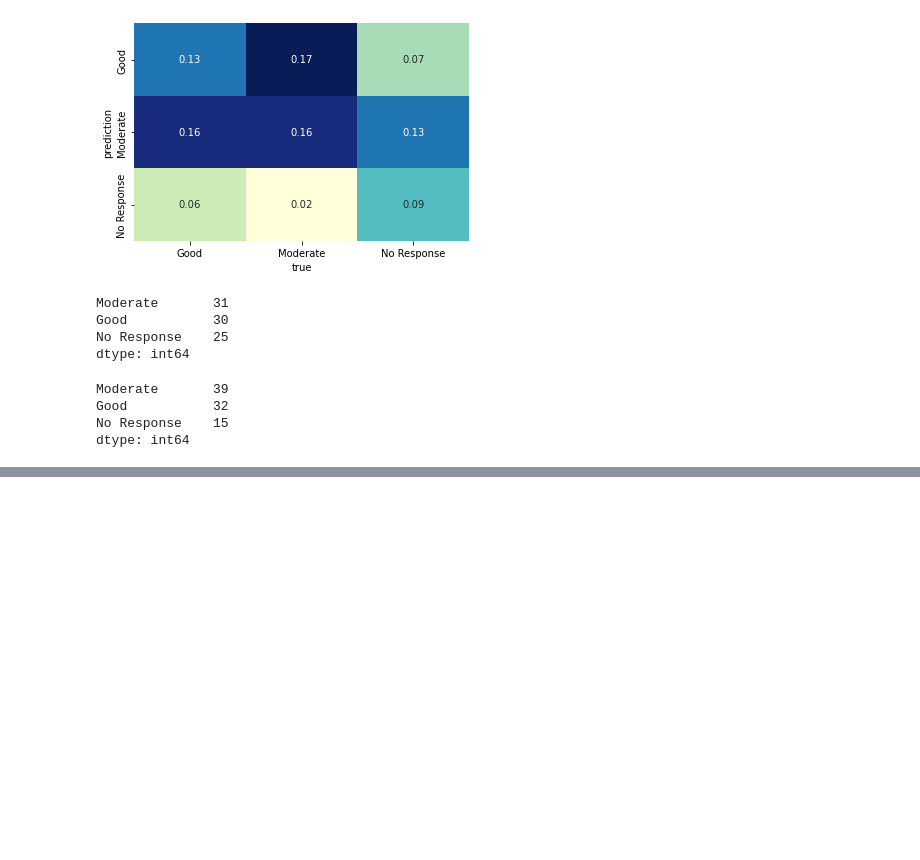
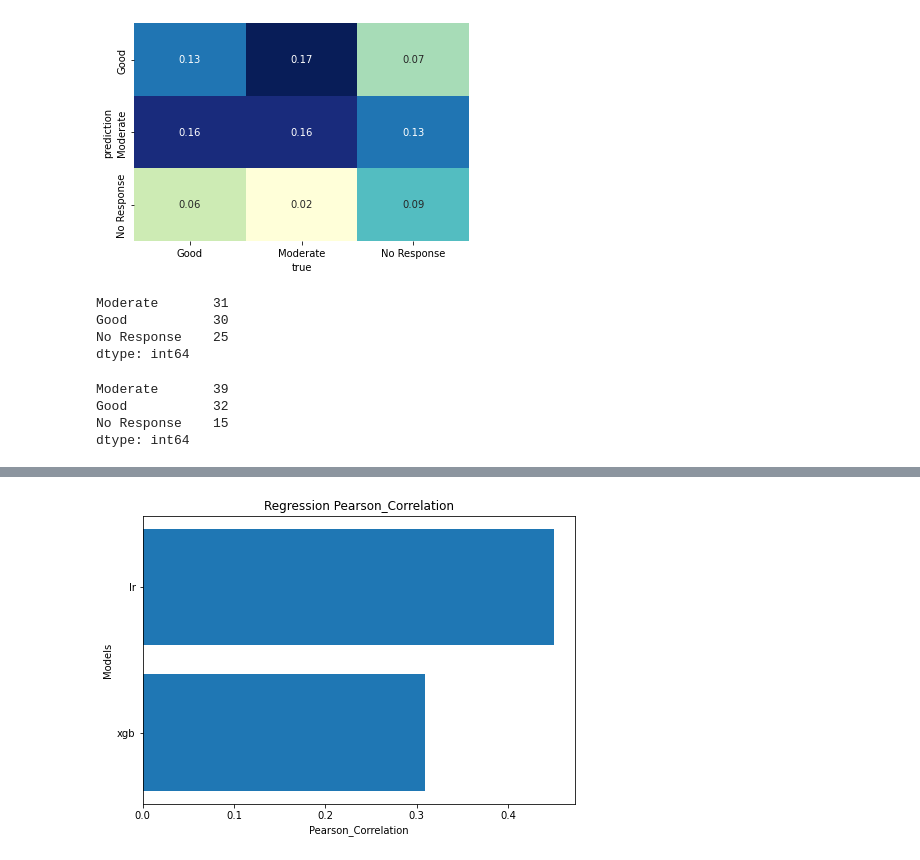
Before and after one commit to Gaskell-1206/Ensemble_DRP, a Jupyter notebook: ModelModule/models.ipynb, the cells around one changed output, grey strips where cells are left out. Saved outputs shown, nothing was run; the diff lists cells and outputs as text; code cells hidden in the pictures; blank space fills up the shorter version.

```diff
--- a/ModelModule/models.ipynb
+++ b/ModelModule/models.ipynb
@@ -162 +162,5 @@ aml.plot_results('regression')
+# %%
+aml.plot_results('regression','Pearson_Correlation')
+# %% [output]
+[figure, added]
 # %%
```
Also changed, not shown: parts of 4 cells of this notebook, 2 other files.
